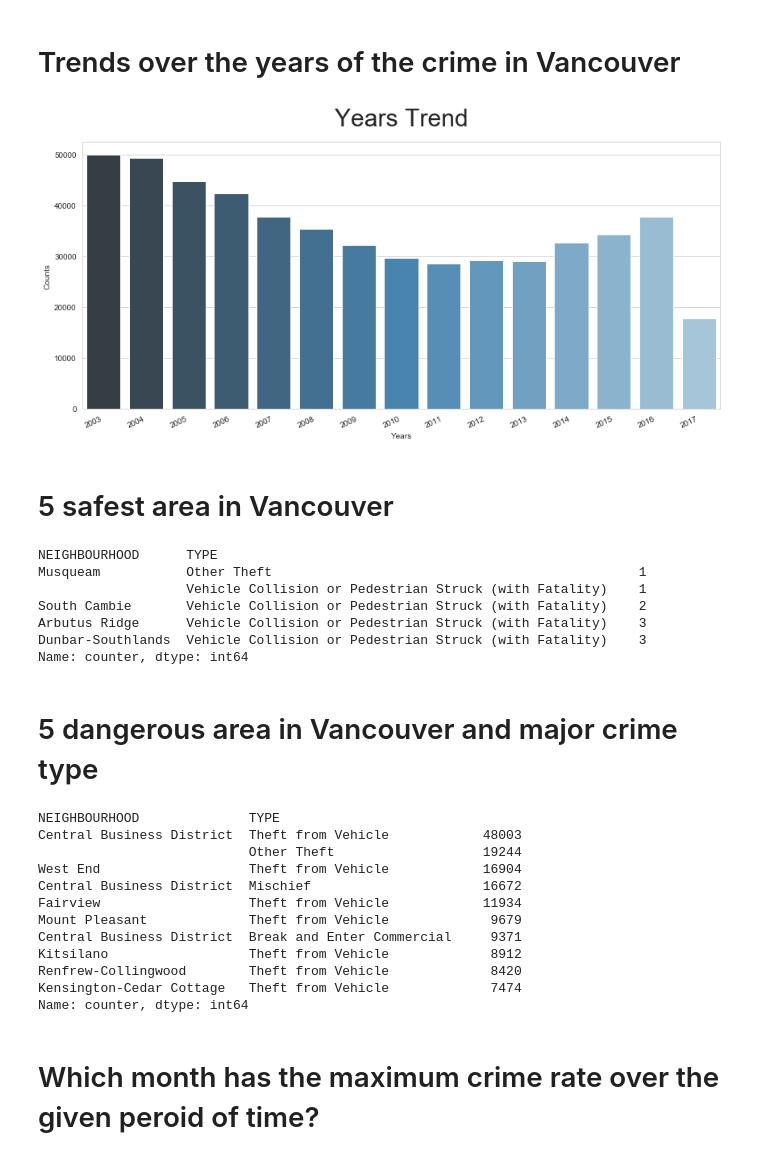
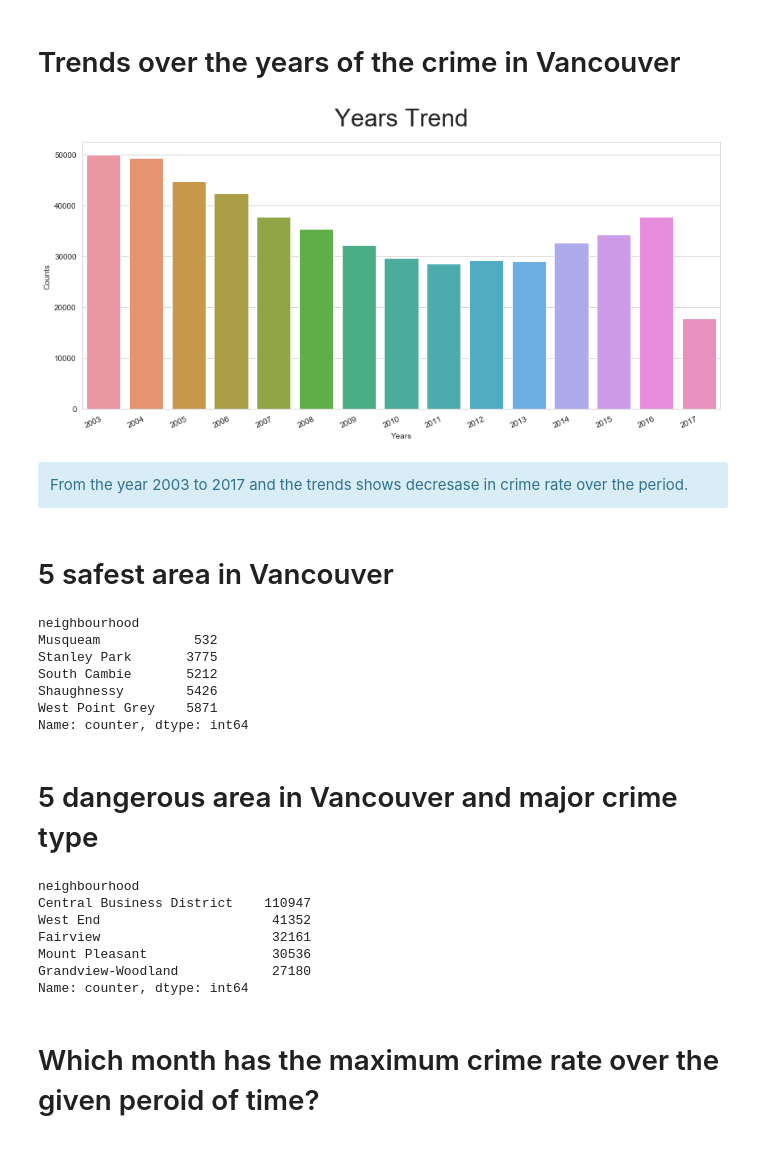
Before and after one commit to abhishekasingh/Crimes-in-Vancouver, a Jupyter notebook: Crime in Vancouver.ipynb, the cells around one changed output. Cells and saved outputs as stored; diff of their text form; code cells hidden in the pictures.

Commit message:
Files updated with new datasets

```diff
--- a/Crime in Vancouver.ipynb
+++ b/Crime in Vancouver.ipynb
@@ -18 +12,4 @@ lb_make = LabelEncoder()
+# %%
+vancouver_data = pd.read_csv('dataset/crime.csv')
+vancouver_data['counter'] = 1
 # %%
@@ -24,3 +21,5 @@ df.head()
 | 2 | Other Theft | 2003 | 4 | 23 | 16.0 | 40.0 | 9XX TERMINAL AVE | Strathcona | 493906.5 | 5457452.47 | ... |
 | 3 | Other Theft | 2003 | 4 | 20 | 11.0 | 15.0 | 9XX TERMINAL AVE | Strathcona | 493906.5 | 5457452.47 | ... |
 | 4 | Other Theft | 2003 | 4 | 12 | 17.0 | 45.0 | 9XX TERMINAL AVE | Strathcona | 493906.5 | 5457452.47 | ... |
+# %%
+vancouver_data.columns = vancouver_data.columns.str.lower()
@@ -41,41 +96,41 @@ plt.tight_layout()
 # %%
 plt.figure(figsize=(12,6))
 plt.title('Years Trend',fontdict={'fontsize':'30'},pad=20)
-ax = sns.countplot(x='YEAR',data=df,palette='Blues_d')
+ax = sns.countplot(x='year',data=vancouver_data)
 ax.set(xlabel='Years', ylabel='Counts')
 plt.setp(ax.get_xticklabels(), rotation=25, horizontalalignment='right')
 plt.tight_layout()
 # %% [output]
-[figure, old version]
+[figure, new version]
+# %% [markdown]
+<div class="alert alert-info" role="alert">
+From the year 2003 to 2017 and the trends shows decresase in crime rate over the period.
+</div>
 # %% [markdown]
 # 5 safest area in Vancouver
 # %%
-df.groupby(['NEIGHBOURHOOD','TYPE']).count()['counter'].sort_values(ascending=True).head(5)
+safe_region = vancouver_data.groupby(['neighbourhood']).count()['counter'].sort_values(ascending=True).head(5)
+safe_region
 # %% [output]
-NEIGHBOURHOOD      TYPE
-Musqueam           Other Theft                                               1
-                   Vehicle Collision or Pedestrian Struck (with Fatality)    1
-South Cambie       Vehicle Collision or Pedestrian Struck (with Fatality)    2
-Arbutus Ridge      Vehicle Collision or Pedestrian Struck (with Fatality)    3
-Dunbar-Southlands  Vehicle Collision or Pedestrian Struck (with Fatality)    3
+neighbourhood
+Musqueam            532
+Stanley Park       3775
+South Cambie       5212
+Shaughnessy        5426
+West Point Grey    5871
 Name: counter, dtype: int64
 # %% [markdown]
 # 5 dangerous area in Vancouver and major crime type
 # %%
-danger_region = df.groupby(['NEIGHBOURHOOD','TYPE']).count()['counter'].sort_values(ascending=False).head(10)
+danger_region = vancouver_data.groupby(['neighbourhood']).count()['counter'].sort_values(ascending=False).head(5)
 danger_region
 # %% [output]
-NEIGHBOURHOOD              TYPE
-Central Business District  Theft from Vehicle            48003
-                           Other Theft                   19244
-West End                   Theft from Vehicle            16904
-Central Business District  Mischief                      16672
-Fairview                   Theft from Vehicle            11934
-Mount Pleasant             Theft from Vehicle             9679
-Central Business District  Break and Enter Commercial     9371
-Kitsilano                  Theft from Vehicle             8912
-Renfrew-Collingwood        Theft from Vehicle             8420
-Kensington-Cedar Cottage   Theft from Vehicle             7474
+neighbourhood
+Central Business District    110947
+West End                      41352
+Fairview                      32161
+Mount Pleasant                30536
+Grandview-Woodland            27180
 Name: counter, dtype: int64
 # %% [markdown]
 # Which month has the maximum crime rate over the given peroid of time?
```
Also changed, not shown: parts of 19 cells of this notebook, 1 other file.
